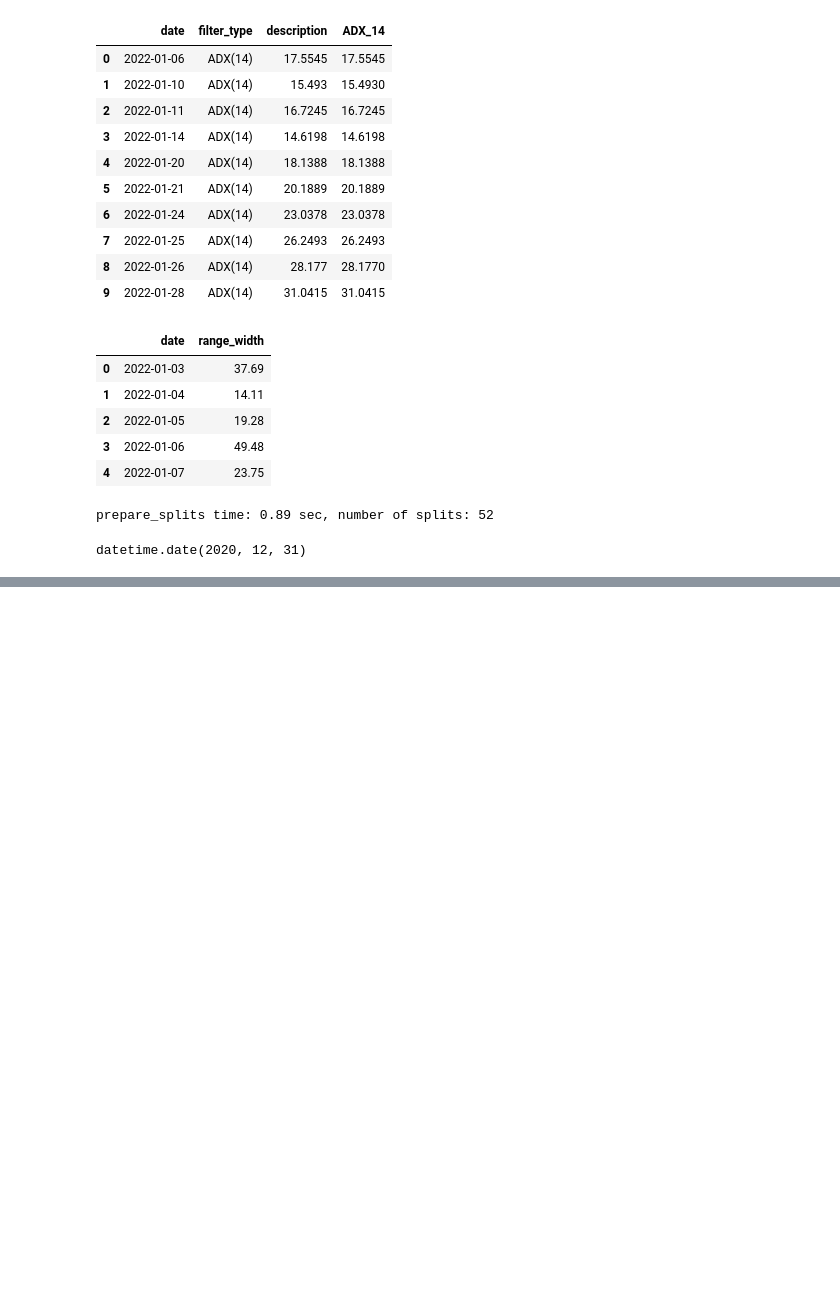
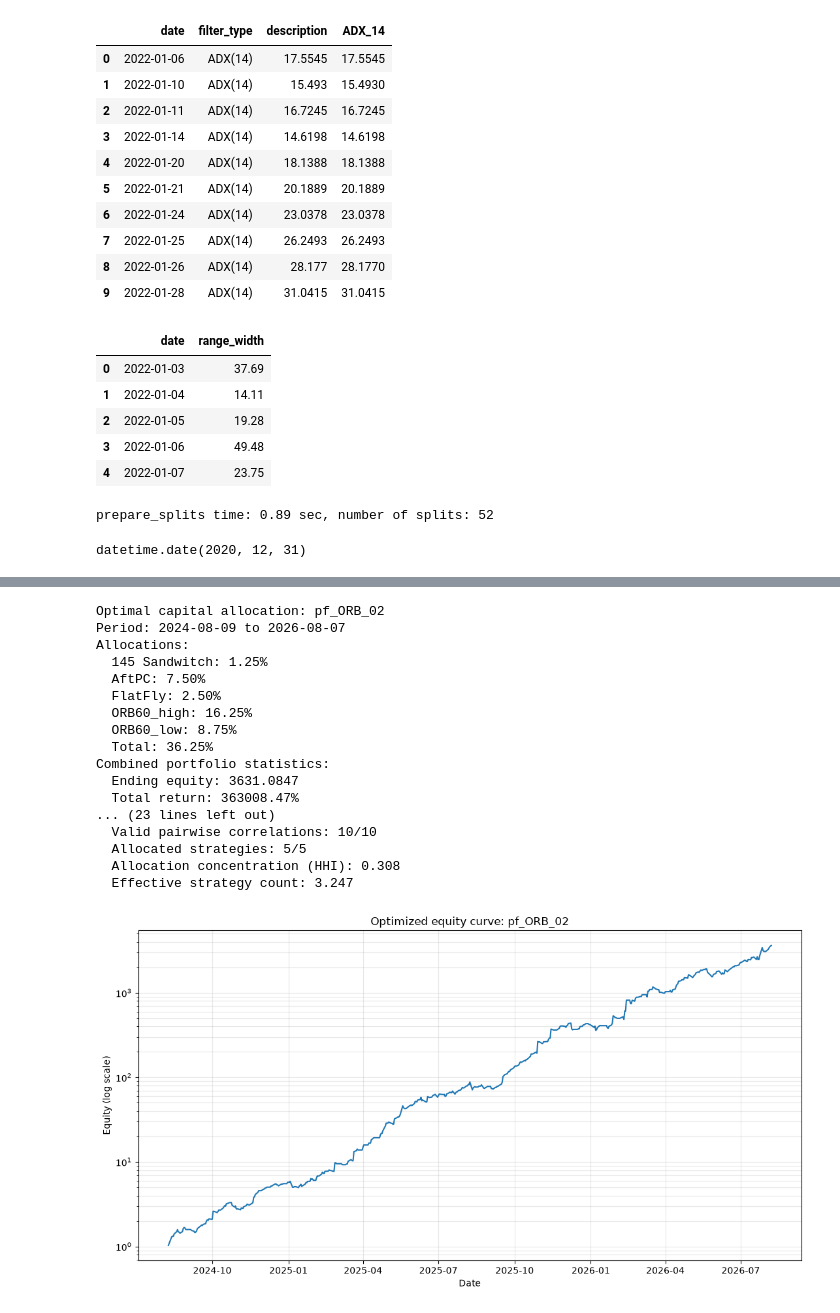
Before and after one commit to iferaorg/iferadata, a Jupyter notebook: orb.ipynb, the cells around one changed output, grey strips where cells are left out. Drawn from its saved outputs; the diff is of its cells as text; code cells hidden in the pictures; blank space fills up the shorter version.

Commit message:
Added portfolio allocation modules and sub-modules

```diff
--- a/orb.ipynb
+++ b/orb.ipynb
@@ -143,0 +214,33 @@ datetime.date(2020, 12, 31)
+# %%
+from ifera.capital_allocation import find_optimal_capital_allocation_from_csv
+
+result = find_optimal_capital_allocation_from_csv(
+    "pf_ORB_02",
+    alpha=0.15,
+    grid_increment=0.2,
+    bootstrap_on=True,
+    bootstrap_runs=1024 * 16,
+    bootstrap_length=512,
+    percentile=10,
+    refinement_runs=4,
+    refinement_divisor=2.0
+)
+# %% [output]
+Optimal capital allocation: pf_ORB_02
+Period: 2024-08-09 to 2026-08-07
+Allocations:
+  145 Sandwitch: 1.25%
+  AftPC: 7.50%
+  FlatFly: 2.50%
+  ORB60_high: 16.25%
+  ORB60_low: 8.75%
+  Total: 36.25%
+Combined portfolio statistics:
+  Ending equity: 3631.0847
+  Total return: 363008.47%
+... (23 lines left out)
+  Valid pairwise correlations: 10/10
+  Allocated strategies: 5/5
+  Allocation concentration (HHI): 0.308
+  Effective strategy count: 3.247
+[figure, added]
```
Also changed, not shown: parts of 2 cells of this notebook, 10 other files.
